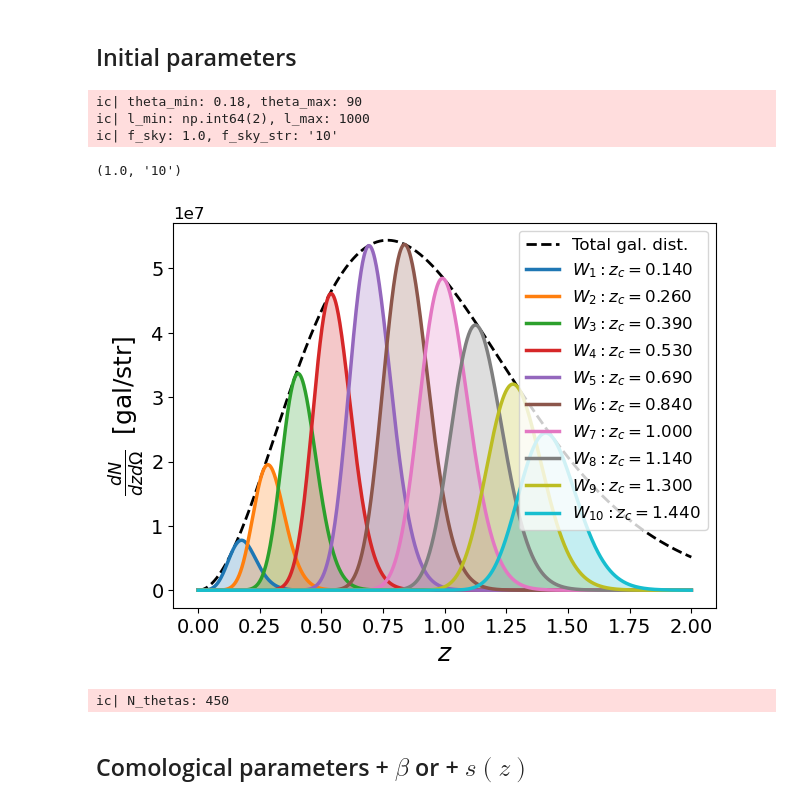
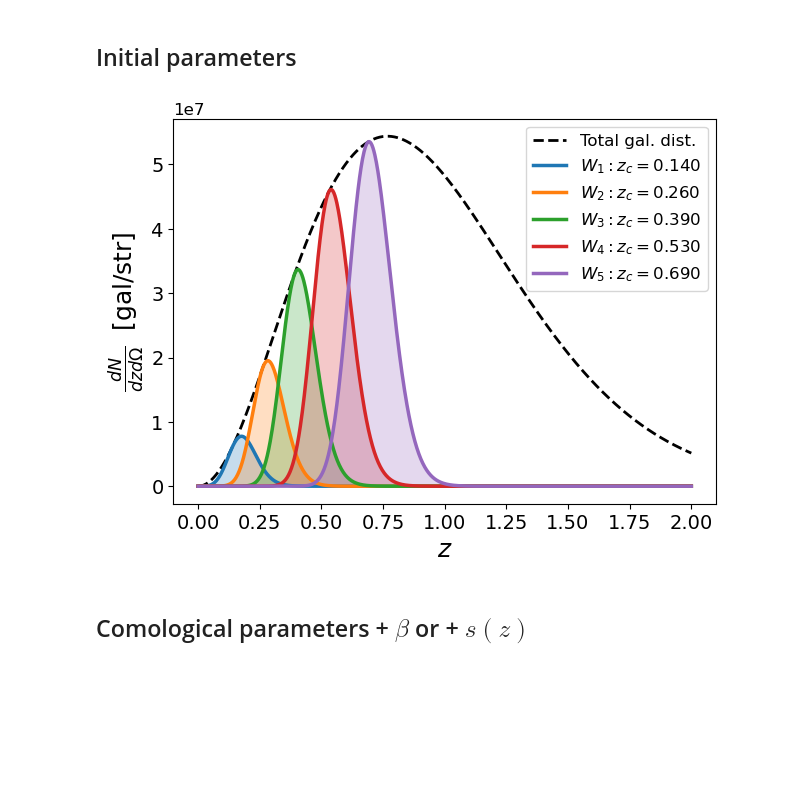
Before and after one commit to GreenTS27/Photo_Surveys-HI_IM-Fisher_Matrix, a Jupyter notebook: Fisher_Matrix_C_ell_vs_w_t.ipynb, the cells around one changed output. Drawn from its saved outputs; the diff is of its cells as text; code cells hidden in the pictures; blank space fills up the shorter version.

```diff
--- a/Fisher_Matrix_C_ell_vs_w_t.ipynb
+++ b/Fisher_Matrix_C_ell_vs_w_t.ipynb
@@ -215,57 +215,28 @@ from Fisher_Matrix_C_ell_w_theta import *
 # **Fisher Matrix**  $w(\theta )$ vs $C_\ell$
 # %% [markdown]
 ## Initial parameters
-# %%
-# folder to save the data in
-folder_name = "Fisher_Data/"
-
-# Portion of the sky
-f_sky = 1.00
-# f_sky = 0.33
-f_sky_str = str(round(f_sky, 2))[0] + str(round(f_sky, 2))[2:]
-
-
-# Range of theta and ell values
-
-theta_max = 90
-# theta_max = 18
-
-#coupled
-l_min = np.max( [int(180/theta_max) + (180 % theta_max > 0), 2] )
-#decoupled
-# l_min = np.max( [int(180/theta_max) + (180 % theta_max > 0), 2] ) +10
-# l_min = np.max( [int(180/theta_max) + (180 % theta_max > 0), 2] ) +20
-
-
-l_max = 1000
-
-theta_min = 180/l_max
-
-
-ic(theta_min, theta_max)
-ic(l_min, l_max)
-ic(f_sky, f_sky_str)
-# %% [output]
-ic| theta_min: 0.18, theta_max: 90
-ic| l_min: np.int64(2), l_max: 1000
-ic| f_sky: 1.0, f_sky_str: '10'
-(1.0, '10')
 # %%
 Survey = "Euclid"
 # Survey = "DES"
 # Survey = "LSST_Y1"
 # Survey = "LSST_Y10"
 
-# N_bins = 5
-N_bins = 10
+N_bins = 5
+# N_bins = 10
 
 ####################################### initial parameters ###############################################
 
 
 if Survey == "Euclid":
     arr_z_central = arr_z_central_Euclid[0:N_bins]
+
 elif Survey == "DES":
-    arr_z_central = arr_z_central_DES[0:N_bins]
+    if N_bins ==5:
+        arr_z_central = arr_z_central_LSST_Y1[0:N_bins]
+    elif N_bins==10:
+        arr_z_central = arr_z_central_LSST_Y10[0:N_bins]
+    # arr_z_central = arr_z_central_DES[0:N_bins]
+
 elif Survey == "LSST_Y1":
     arr_z_central = arr_z_central_LSST_Y1[0:N_bins]
 elif Survey == "LSST_Y10":
@@ -285,58 +256,34 @@ count = 0
 for i in range(N_bins):
     z_c_i = arr_z_central[i]
     Data_arr_zs_auto[i] = np.array( [z_c_i, z_c_i] )
     for j in range(N_bins-i):
         z_c_j = arr_z_central[i+j]  # We do i+j since we don't want to repeat combinations
         Data_arr_zs_full[count] = np.array( [z_c_i, z_c_j] )
         count+=1
 del i, j, z_c_i, z_c_j, count
 
 
 # Calculate Redshift bins
 arr_zs = np.linspace(0, 2, 1000)
 sigma_val = 0.05
 arr_sigma_z = sigma_val*(1+arr_zs)
 
 if Survey == "Euclid":
     dic_Window  = Window_func(arr_zs, arr_z_central, arr_sigma_z, z0_Euclid, N_gal_Euclid,
                               func_pz=pz_Euclid, Show_WS=True, Fig_y_unit="gal/str")
 elif Survey == "DES":
     dic_Window  = Window_func(arr_zs, arr_z_central, arr_sigma_z, z0_DES, N_gal_DES_str,
                               func_pz=pz_DES, Show_WS=True, Fig_y_unit="gal/str")
 elif Survey == "LSST_Y1":
     arr_sigma_z_LSST = sigma_val_LSST*(1+arr_zs)
     dic_Window  = Window_func(arr_zs, arr_z_central, arr_sigma_z_LSST, z0_LSST_Y1, N_gal_LSST_Y1_str,
                               func_pz=pz_LSST_Y1, Show_WS=True, Fig_y_unit="gal/str")
 elif Survey == "LSST_Y10":
     arr_sigma_z_LSST = sigma_val_LSST*(1+arr_zs)
     dic_Window  = Window_func(arr_zs, arr_z_central, arr_sigma_z_LSST, z0_LSST_Y10, N_gal_LSST_Y10_str,
                               func_pz=pz_LSST_Y10, Show_WS=True, Fig_y_unit="gal/str")
-
-
-
-########################################################## Parameters for w(theta) #############################
-theta_val = theta_min
-theta_step = 0.2
-N_thetas = int((theta_max - theta_min)/theta_step) +1
-ic(N_thetas)
-thetas = np.empty( N_thetas )
-count=0
-while theta_val < theta_max:
-    thetas[count] = theta_val
-    theta_val += theta_step
-    count+=1
-
-full_l_min = 2
-full_l_max = 1000
-ells = np.arange(full_l_min, full_l_max+1, 1)
-
-Pol_Legend = np.zeros( (N_thetas, len(ells))  )
-for index_t, teta in enumerate(thetas):
-    for index_l, l in enumerate(ells):
-        Pol_Legend[index_t,index_l] = sc.special.lpmv(0, l, np.cos( np.radians(teta) ))
 # %% [output]
-[figure, old version]
+[figure, new version]
-ic| N_thetas: 450
 # %% [markdown]
 ## Comological parameters + $\beta$ or + $s(z)$
 # %% [markdown]
```
Also changed, not shown: parts of 18 cells of this notebook.
